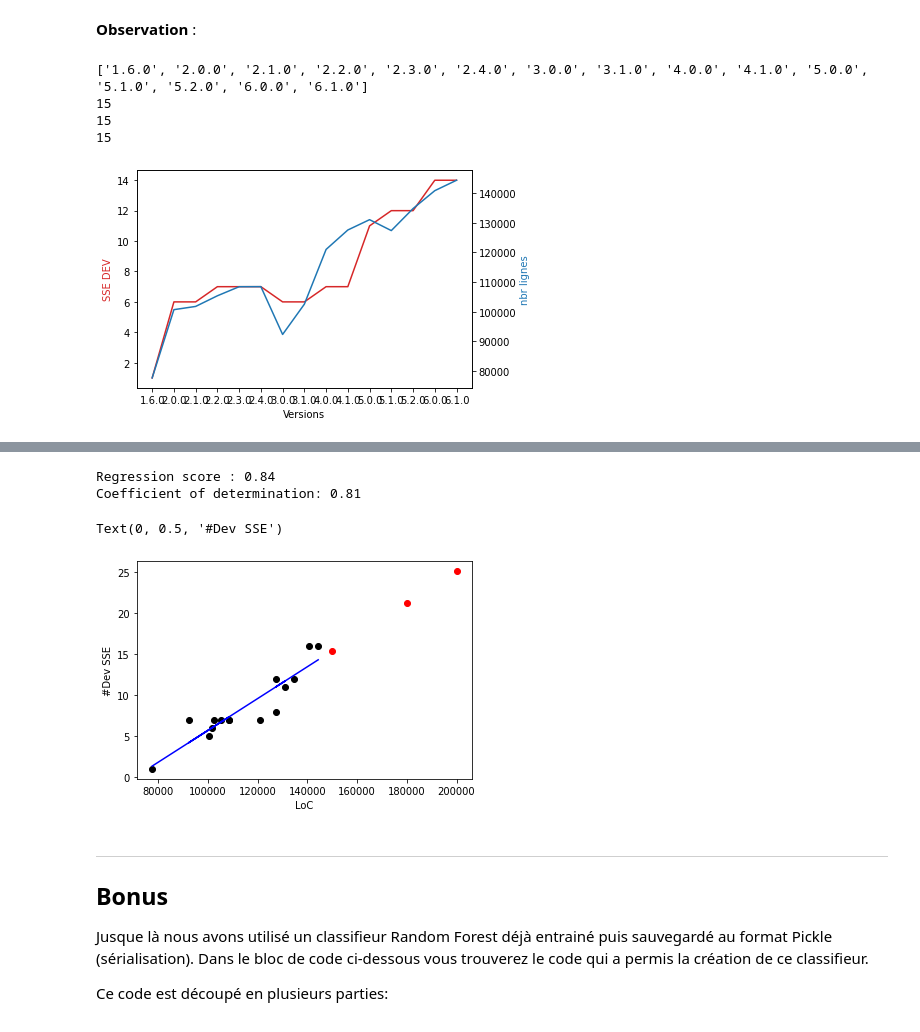
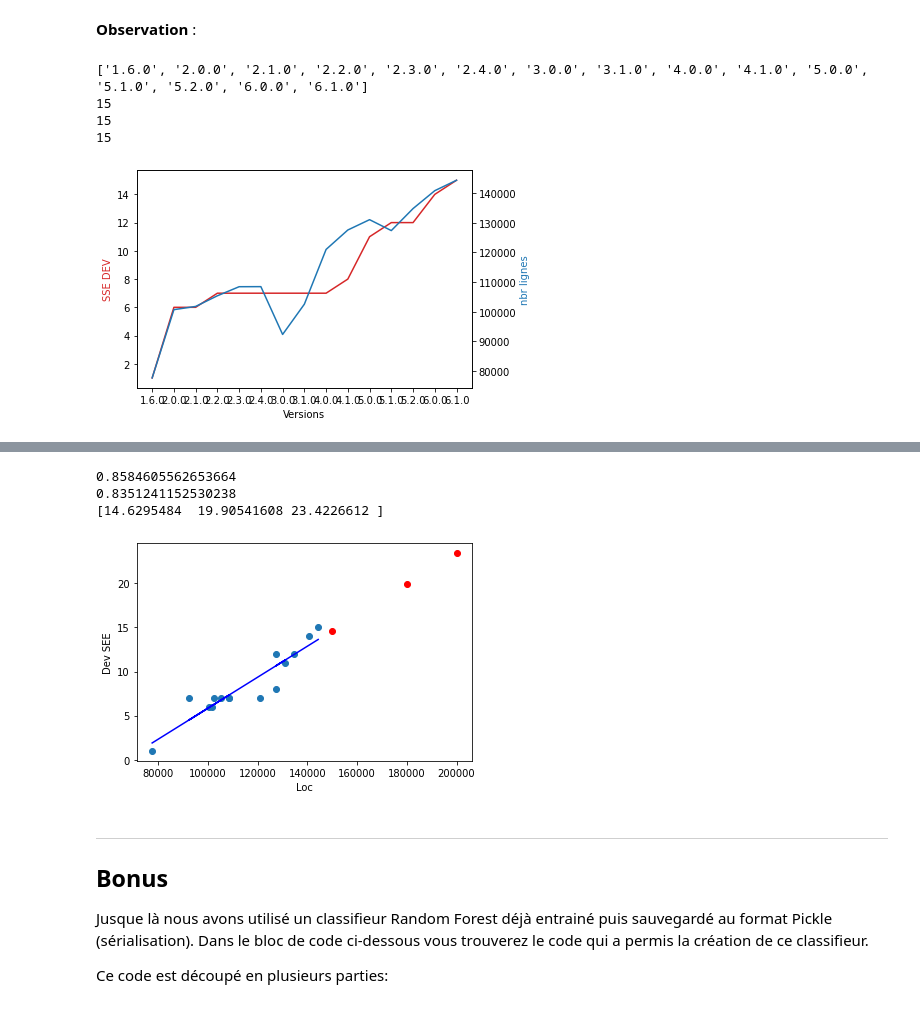
Before and after one commit to AzeddineZadir/TP_IAGL_metrique, a Jupyter notebook: developers_classification.ipynb, the cells around one changed output, grey strips where cells are left out. Saved outputs shown, nothing was run; the diff lists cells and outputs as text; code cells hidden in the pictures.

```diff
--- a/developers_classification.ipynb
+++ b/developers_classification.ipynb
@@ -46,6 +47,8 @@ def log_dataframe(df):
 
     for column in columns_4_log:
         df[column] = np.log(df[column] + 1)
+
+    return df
 # %% [markdown]
 Scores the classifier using a k-fold (here a Stratified 4-fold with shuffle)
 Synthetic data are created to train the classifier for each fold.
@@ -175,13 +178,19 @@ for df in listDataFrames :
 
 # print(listDataFrames[0])
 scaler = MinMaxScaler((-1,1))
+loglistDataFrames = []
 rescaledlistDataFrames = []
+
 for df in listDataFrames :
+    loglistDataFrames.append(log_dataframe(df))
+
+
+# print(rescaledlistDataFrames[0])
+
+for df in loglistDataFrames :
     rescaledlistDataFrames.append(scaler.fit_transform(df))
 
-# for df in listDataFrames :
-#     rescaledlistDataFrames.append(log_dataframe(df))
-# print(rescaledlistDataFrames[0])
+
 
 for df in rescaledlistDataFrames :
     value = randomForestClassifier.predict(df)
@@ -304,7 +313,7 @@ plt.show()
 15
 15
 15
-[figure, old version]
+[figure, new version]
 # %% [markdown]
 ## 5) Création d'un estimateur du nombre de développeurs expérimentés en fonction de la taille du projet (LoC)
 
@@ -327,14 +336,34 @@ Voilà vous êtes maintenant capable de prédire vos besoins en ressources humai
 # %%
 #Valeurs X et y à utiliser pour entrainer et évaluer le régresseur
 X = np.array(loc_by_versions).reshape(-1,1)
 y = np.array(dict_classified_dev["SSE"])
 
 #PLacer la suite du code ici
+
+reg=LinearRegression().fit(X,y)
+print(reg.score(X, y))
+
+print(r2_score(reg.predict(X), y))
+predictArray = np.array([150000 , 180000,200000])
+re=predictArray.reshape(-1,1)
+print(reg.predict(re))
+
+
+# Plot outputs
+fig, ax1 = plt.subplots()
+ax1.set_ylabel("Dev SEE")
+ax1.set_xlabel("Loc")
+plt.plot(X,y,marker='o',linestyle='None')
+plt.plot(re,reg.predict(re),'ro')
+plt.plot(X,reg.predict(X),color='blue')
+
+
+plt.show()
 # %% [output]
-Regression score : 0.84
-Coefficient of determination: 0.81
+0.8584605562653664
+0.8351241152530238
+[14.6295484  19.90541608 23.4226612 ]
-Text(0, 0.5, '#Dev SSE')
-[figure, old version]
+[figure, new version]
 # %% [markdown]
 ---
 
```
Also changed, not shown: parts of 2 cells of this notebook, 1 other file.
